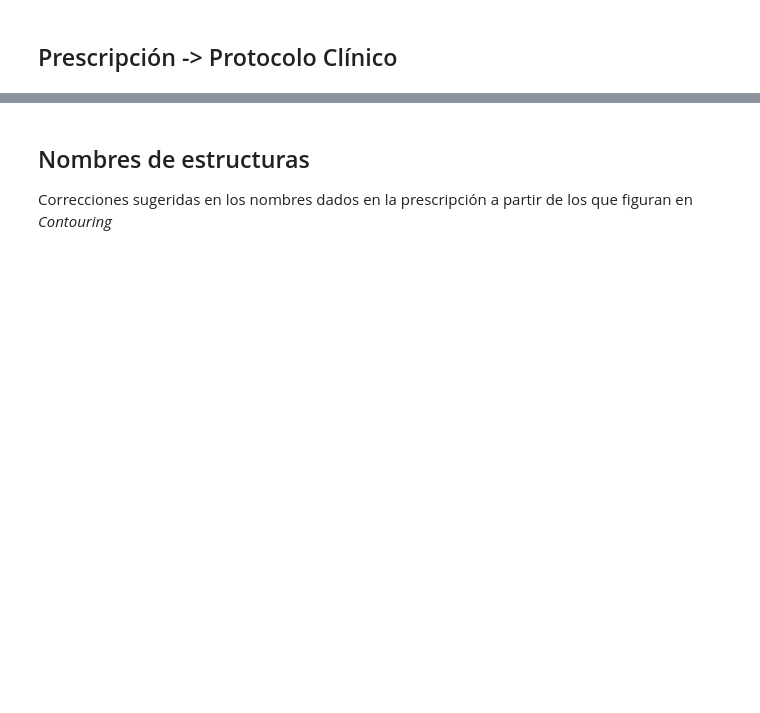
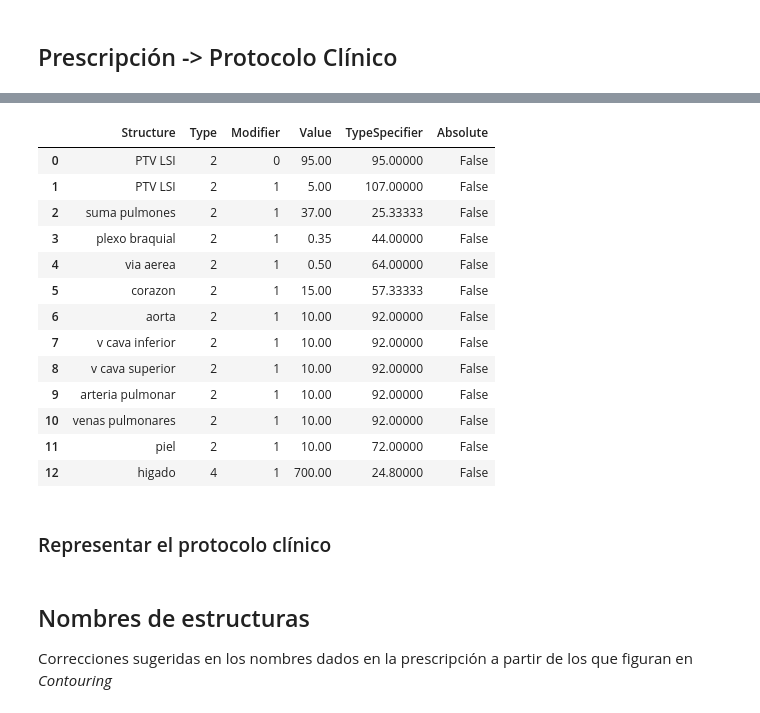
Before and after one commit to csarux/rtpros, a Jupyter notebook: protocolos/clinicos/testariaclinprot.ipynb, the cells around one changed output, grey strips where cells are left out. Drawn from its saved outputs; the diff is of its cells as text; code cells hidden in the pictures; blank space fills up the shorter version.

```diff
--- a/protocolos/clinicos/testariaclinprot.ipynb
+++ b/protocolos/clinicos/testariaclinprot.ipynb
@@ -11,0 +130,40 @@ acp.convertPrescriptionIntoClinicalProtocol(prescription=prescriptionFile, Proto
+# %%
+measureitems = []
+for MeasureItem in Prescription.findall('MeasureItem'):
+    try:
+        measureitemdict = {
+            'Structure': MeasureItem.attrib['ID'],
+            'Type' : MeasureItem.find('Type').text,
+            'Modifier' : MeasureItem.find('Modifier').text,
+            'Value' : MeasureItem.find('Value').text,
+            'TypeSpecifier' : MeasureItem.find('TypeSpecifier').text,
+            'Absolute' : eval(MeasureItem.find('ReportDQPValueInAbsoluteUnits').text.title())
+        }
+        measureitems.append(measureitemdict)
+    except(KeyError):
+        pass
+
+measureitemdf = pd.DataFrame(measureitems)
+measureitemdf = measureitemdf.astype({'Type': int,
+                                      'Modifier': int,
+                                      'Value': float,
+                                      'TypeSpecifier': float})
+# %%
+measureitemdf
+# %% [output]
+|  | Structure | Type | Modifier | Value | TypeSpecifier | Absolute |
+| 0 | PTV LSI | 2 | 0 | 95.00 | 95.00000 | False |
+| 1 | PTV LSI | 2 | 1 | 5.00 | 107.00000 | False |
+| 2 | suma pulmones | 2 | 1 | 37.00 | 25.33333 | False |
+| 3 | plexo braquial | 2 | 1 | 0.35 | 44.00000 | False |
+| 4 | via aerea | 2 | 1 | 0.50 | 64.00000 | False |
+| 5 | corazon | 2 | 1 | 15.00 | 57.33333 | False |
+| 6 | aorta | 2 | 1 | 10.00 | 92.00000 | False |
+| 7 | v cava inferior | 2 | 1 | 10.00 | 92.00000 | False |
+| 8 | v cava superior | 2 | 1 | 10.00 | 92.00000 | False |
+| 9 | arteria pulmonar | 2 | 1 | 10.00 | 92.00000 | False |
+| 10 | venas pulmonares | 2 | 1 | 10.00 | 92.00000 | False |
+| 11 | piel | 2 | 1 | 10.00 | 72.00000 | False |
+| 12 | higado | 4 | 1 | 700.00 | 24.80000 | False |
+# %% [markdown]
+### Representar el protocolo clínico
```
Also changed, not shown: parts of 14 cells of this notebook.
